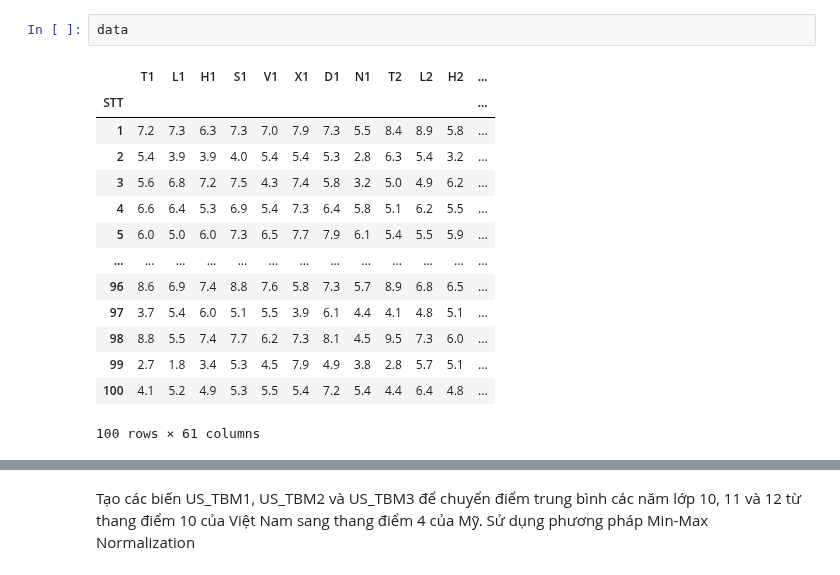
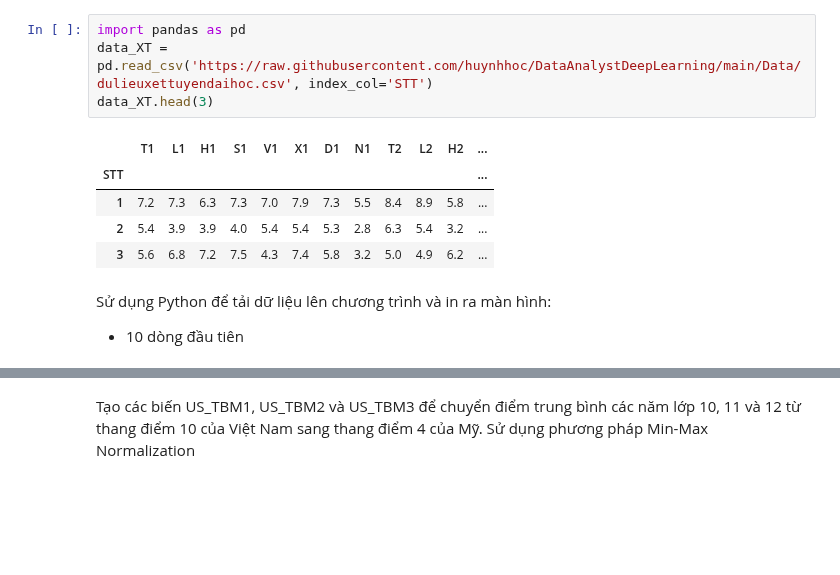
Before and after one commit to trinhvanypro1/-DataAnalystDeepLearning, a Jupyter notebook: Lap1.ipynb, the cells around one changed output, grey strips where cells are left out. Cells and saved outputs as stored; diff of their text form; blank space fills up the shorter version.

```diff
--- a/Lap1.ipynb
+++ b/Lap1.ipynb
@@ -178,17 +3,14 @@ for i in ['1','2','3']:
-# %%
-data
-# %% [output]
-|  | T1 | L1 | H1 | S1 | V1 | X1 | D1 | N1 | T2 | L2 | H2 | ... |
-| STT |  |  |  |  |  |  |  |  |  |  |  | ... |
-| 1 | 7.2 | 7.3 | 6.3 | 7.3 | 7.0 | 7.9 | 7.3 | 5.5 | 8.4 | 8.9 | 5.8 | ... |
-| 2 | 5.4 | 3.9 | 3.9 | 4.0 | 5.4 | 5.4 | 5.3 | 2.8 | 6.3 | 5.4 | 3.2 | ... |
-| 3 | 5.6 | 6.8 | 7.2 | 7.5 | 4.3 | 7.4 | 5.8 | 3.2 | 5.0 | 4.9 | 6.2 | ... |
-| 4 | 6.6 | 6.4 | 5.3 | 6.9 | 5.4 | 7.3 | 6.4 | 5.8 | 5.1 | 6.2 | 5.5 | ... |
-| 5 | 6.0 | 5.0 | 6.0 | 7.3 | 6.5 | 7.7 | 7.9 | 6.1 | 5.4 | 5.5 | 5.9 | ... |
-| ... | ... | ... | ... | ... | ... | ... | ... | ... | ... | ... | ... | ... |
-| 96 | 8.6 | 6.9 | 7.4 | 8.8 | 7.6 | 5.8 | 7.3 | 5.7 | 8.9 | 6.8 | 6.5 | ... |
-| 97 | 3.7 | 5.4 | 6.0 | 5.1 | 5.5 | 3.9 | 6.1 | 4.4 | 4.1 | 4.8 | 5.1 | ... |
-| 98 | 8.8 | 5.5 | 7.4 | 7.7 | 6.2 | 7.3 | 8.1 | 4.5 | 9.5 | 7.3 | 6.0 | ... |
-| 99 | 2.7 | 1.8 | 3.4 | 5.3 | 4.5 | 7.9 | 4.9 | 3.8 | 2.8 | 5.7 | 5.1 | ... |
-| 100 | 4.1 | 5.2 | 4.9 | 5.3 | 5.5 | 5.4 | 7.2 | 5.4 | 4.4 | 6.4 | 4.8 | ... |
-100 rows × 61 columns
+# %%
+import pandas as pd
+data_XT = pd.read_csv('https://raw.githubusercontent.com/huynhhoc/DataAnalystDeepLearning/main/Data/dulieuxettuyendaihoc.csv', index_col='STT')
+data_XT.head(3)
+# %% [output]
+|  | T1 | L1 | H1 | S1 | V1 | X1 | D1 | N1 | T2 | L2 | H2 | ... |
+| STT |  |  |  |  |  |  |  |  |  |  |  | ... |
+| 1 | 7.2 | 7.3 | 6.3 | 7.3 | 7.0 | 7.9 | 7.3 | 5.5 | 8.4 | 8.9 | 5.8 | ... |
+| 2 | 5.4 | 3.9 | 3.9 | 4.0 | 5.4 | 5.4 | 5.3 | 2.8 | 6.3 | 5.4 | 3.2 | ... |
+| 3 | 5.6 | 6.8 | 7.2 | 7.5 | 4.3 | 7.4 | 5.8 | 3.2 | 5.0 | 4.9 | 6.2 | ... |
+# %% [markdown]
+Sử dụng Python để tải dữ liệu lên chương trình và in ra màn hình:
+
+- 10 dòng đầu tiên
```
Also changed, not shown: parts of 40 cells of this notebook.
